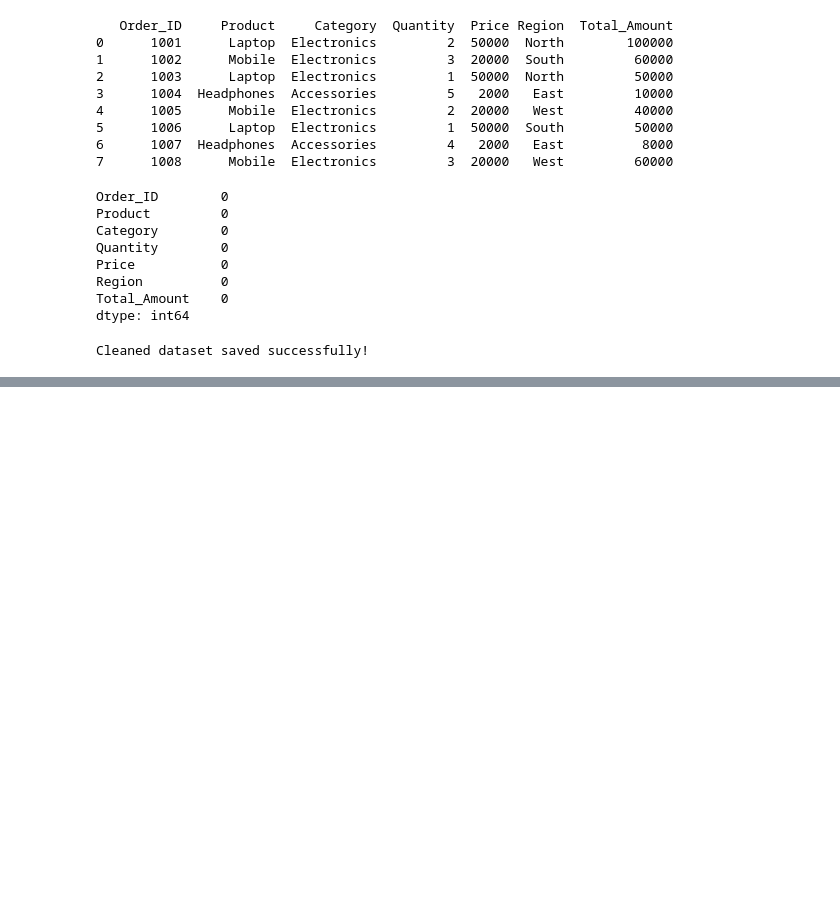
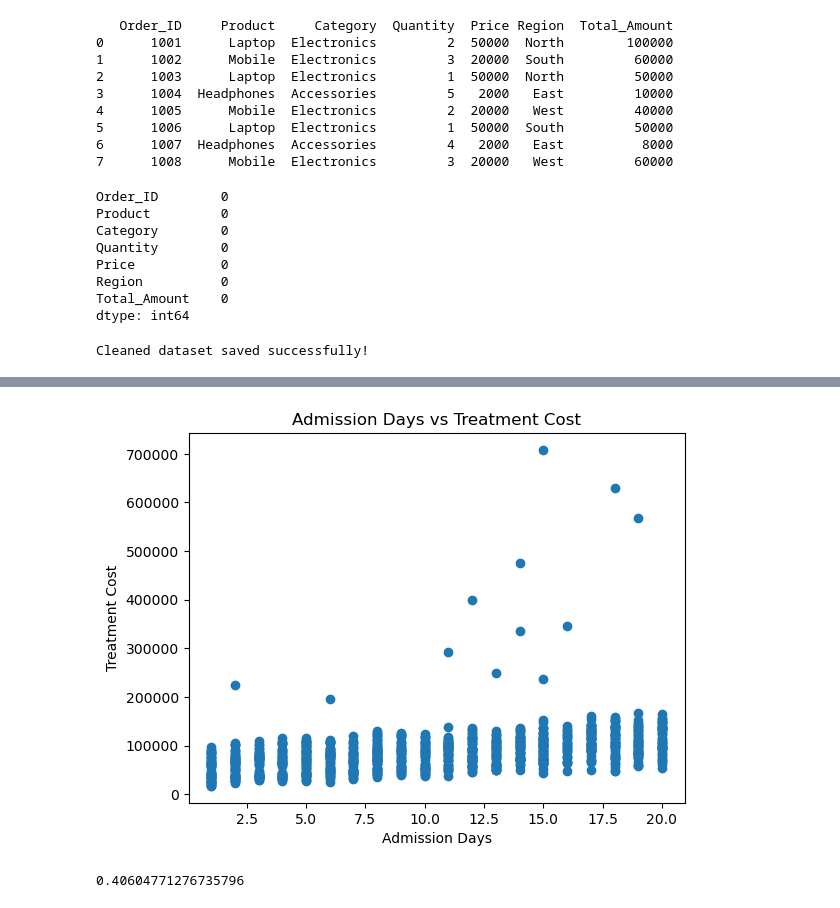
Before and after one commit to themagadum30/DlitheBootcampcodepush, a Jupyter notebook: Pandas.ipynb, the cells around one changed output, grey strips where cells are left out. Cells and saved outputs as stored; diff of their text form; code cells hidden in the pictures; blank space fills up the shorter version.

```diff
--- a/Pandas.ipynb
+++ b/Pandas.ipynb
@@ -459,0 +751,16 @@ Cleaned dataset saved successfully!
+# %%
+plt.scatter(
+    df["Admission_Days"],
+    df["Treatment_Cost"]
+)
+plt.xlabel("Admission Days")
+plt.ylabel("Treatment Cost")
+plt.title("Admission Days vs Treatment Cost")
+
+plt.show()
+# %% [output]
+[figure, added]
+# %%
+df["Admission_Days"].corr(df["Treatment_Cost"])
+# %% [output]
+0.40604771276735796
```
Also changed, not shown: parts of 36 cells of this notebook, 5 other files.
